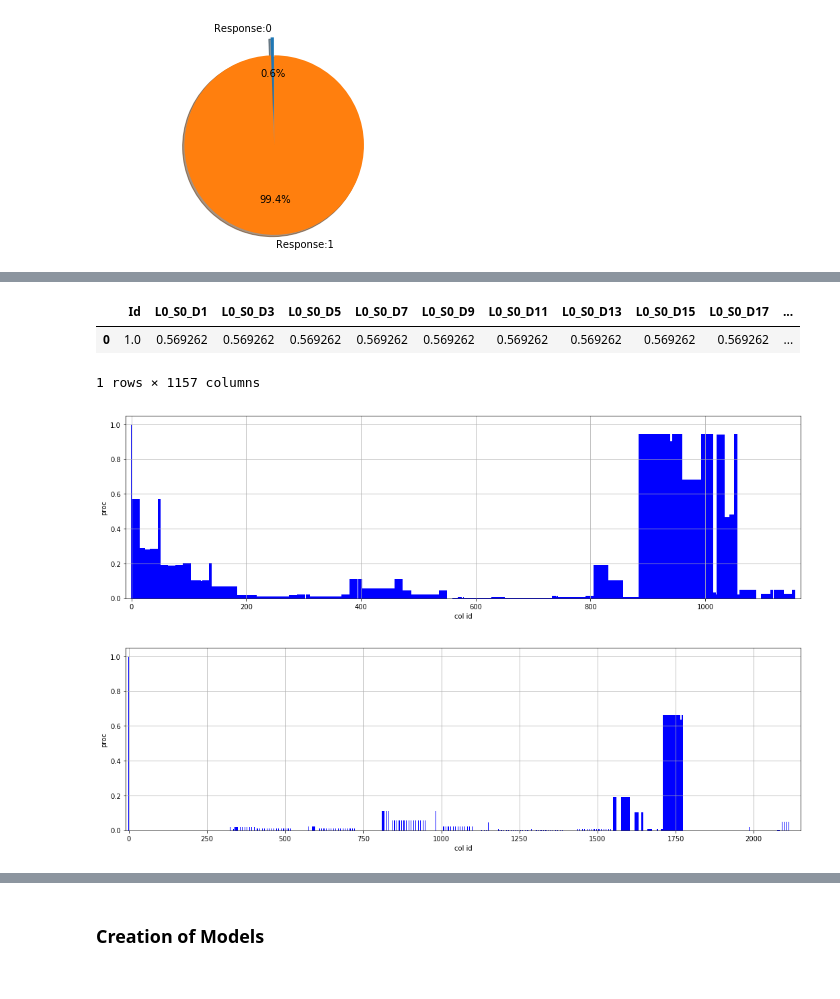
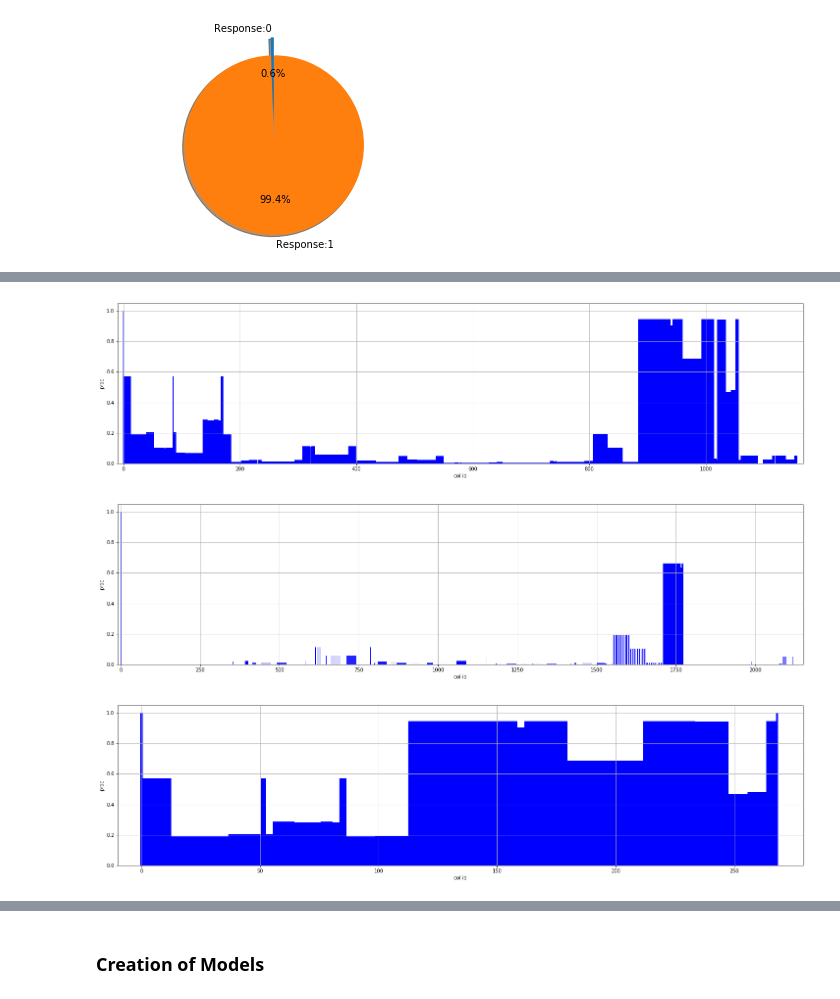
Before and after one commit to EvgeniyPrudnikov/Magistracy, a Jupyter notebook: Diploma/python/main.ipynb, the cells around one changed output, grey strips where cells are left out. Cells and saved outputs as stored; diff of their text form; code cells hidden in the pictures.

```diff
--- a/Diploma/python/main.ipynb
+++ b/Diploma/python/main.ipynb
@@ -68,15 +69,15 @@ Wall time: 4min 22s
 # %% [markdown]
 ### Data analisys/Data transformation
 # %%
-df2 = df_num
-df3 = df_date
-df4 = df_cat
+df_num2 = df_num
+df_date2 = df_date
+df_cat2 = df_cat
 # %%
-def plt_hist(counts_by_col_l):
-    row_fileds = counts_by_col_l[0].__fields__
-    hist_v = map(float,[counts_by_col_l[0][key] for key in row_fileds])
+def plt_hist(counts_by_col_d):
+
+    hist_v = map(float,[v for k,v in sorted(counts_by_col_d.items())])
     elems = list(xrange(0,len(hist_v)))
-    plt.figure(figsize=(18,5))
+    plt.figure(figsize=(25,6))
     plt.ylabel('proc')
     plt.xlabel('col id')
     plt.grid(True)
@@ -132,15 +123,11 @@ plt_hist(col_with_resp_l)
 # %%
-counts_by_col = df3.select(*[(F.count(c) / F.count("*")).alias(c) for c in df3.columns])
+counts_by_col3 = df_date2.select(*[(F.count(c) / F.count("*")).alias(c) for c in df_date2.columns])
 # %%
-counts_by_col.limit(1).toPandas()
+counts_by_col3.limit(1).toPandas()
-# %% [output]
-|  | Id | L0_S0_D1 | L0_S0_D3 | L0_S0_D5 | L0_S0_D7 | L0_S0_D9 | L0_S0_D11 | L0_S0_D13 | L0_S0_D15 | L0_S0_D17 | ... |
-| 0 | 1.0 | 0.569262 | 0.569262 | 0.569262 | 0.569262 | 0.569262 | 0.569262 | 0.569262 | 0.569262 | 0.569262 | ... |
-1 rows × 1157 columns
 # %%
-counts_by_col_l3 = counts_by_col.collect()
+counts_by_col_l3 = counts_by_col3.collect()
 # %%
-plt_hist(counts_by_col_l3)
+plt_hist(counts_by_col_l3[0].asDict())
 # %% [output]
-[figure, old version]
+[figure, new version]
 # %%
@@ -148,6 +135,6 @@ counts_by_col4 = df4.select(*[(F.count(c) / F.count("*")).alias(c) for c in df4.
 # %%
 counts_by_col_l4 = counts_by_col4.collect()
 # %%
-plt_hist(counts_by_col_l4)
+plt_hist(counts_by_col_l4[0].asDict())
 # %% [output]
-[figure, old version]
+[figure, new version]
@@ -153,0 +143,4 @@ plt_hist(counts_by_col_l4)
+# %%
+plt_hist(filtered_num)
+# %% [output]
+[figure, added]
```
Also changed, not shown: parts of 53 cells of this notebook, 1 other file.
